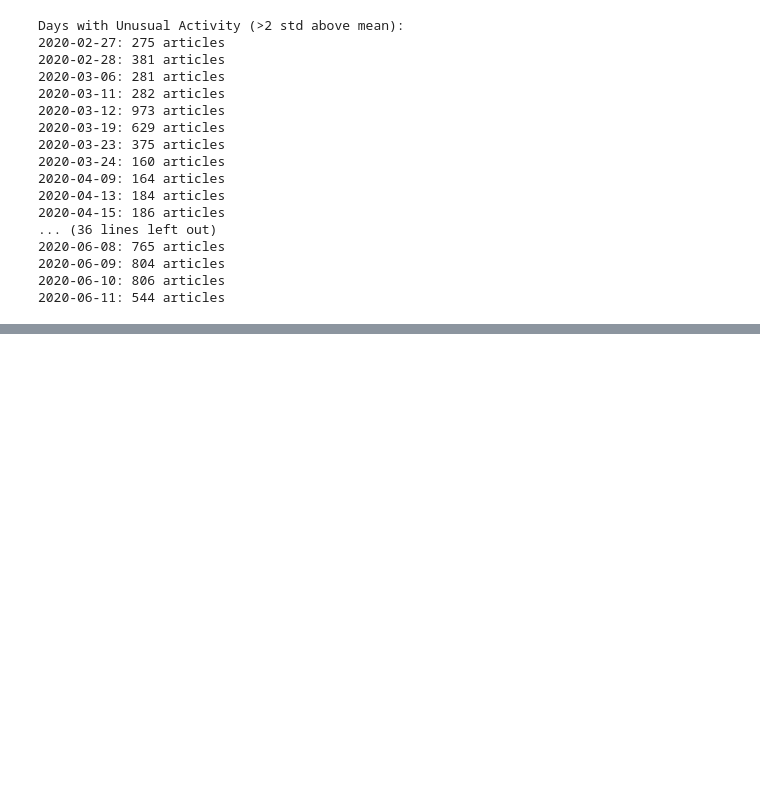
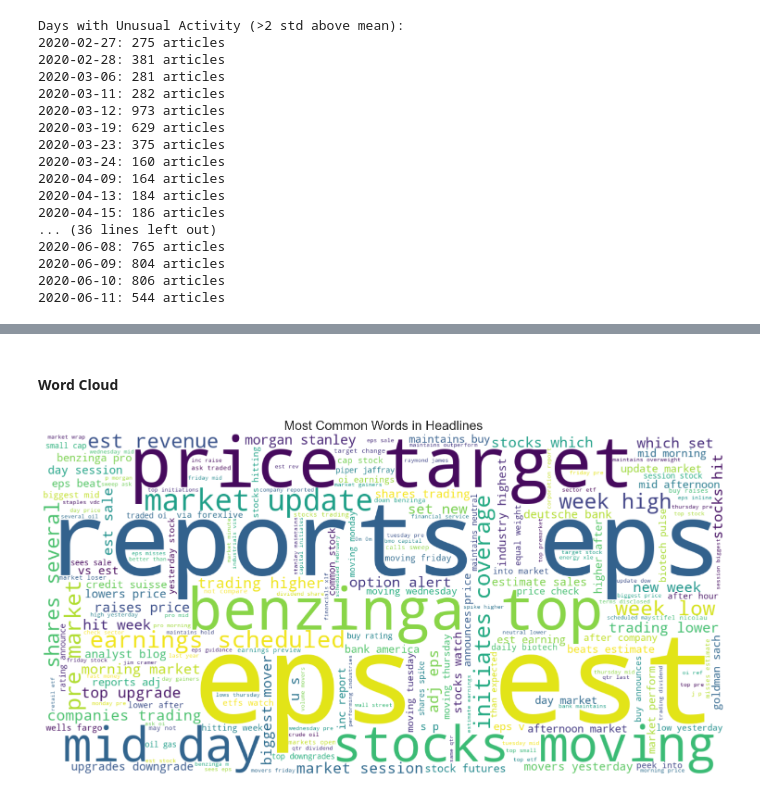
Before and after one commit to HermonaDev/financial-sentiment-challenge-week1, a Jupyter notebook: notebooks/01_initial_eda_analysis.ipynb, the cells around one changed output, grey strips where cells are left out. Cells and saved outputs as stored; diff of their text form; code cells hidden in the pictures; blank space fills up the shorter version.

```diff
--- a/notebooks/01_initial_eda_analysis.ipynb
+++ b/notebooks/01_initial_eda_analysis.ipynb
@@ -312,0 +323,23 @@ Days with Unusual Activity (>2 std above mean):
+# %%
+from collections import Counter
+import re
+
+# Extract all words from headlines
+all_words = ' '.join(df['headline'].str.lower()).split()
+
+# Remove common stop words
+stop_words = {'the', 'a', 'an', 'and', 'or', 'but', 'in', 'on', 'at', 'to', 'for',
+              'of', 'with', 'by', 'from', 'is', 'are', 'was', 'were', 'be', 'been',
+              'has', 'have', 'had', 'as', 'it', 'this', 'that', 'these', 'those'}
+
+filtered_words = [word for word in all_words if word not in stop_words and len(word) > 2]
+
+# Count most common words
+word_freq = Counter(filtered_words)
+
+print("=" * 50)
+print("TEXT ANALYSIS - KEYWORDS")
+print("=" * 50)
+print("\nTop 20 Most Common Keywords:")
+for word, count in word_freq.most_common(20):
+    print(f"{word}: {count}")
@@ -312,0 +403,21 @@ Days with Unusual Activity (>2 std above mean):
+# %% [markdown]
+#### Word Cloud
+# %%
+try:
+    from wordcloud import WordCloud
+
+    # Create word cloud
+    wordcloud = WordCloud(width=1200, height=600,
+                          background_color='white',
+                          stopwords=stop_words).generate(' '.join(filtered_words))
+
+    plt.figure(figsize=(15, 8))
+    plt.imshow(wordcloud, interpolation='bilinear')
+    plt.axis('off')
+    plt.title('Most Common Words in Headlines', fontsize=20)
+    plt.tight_layout()
+    plt.show()
+except ImportError:
+    print("WordCloud not installed. Skipping visualization.")
+# %% [output]
+[figure, added]
```
Also changed, not shown: parts of 8 cells of this notebook.
